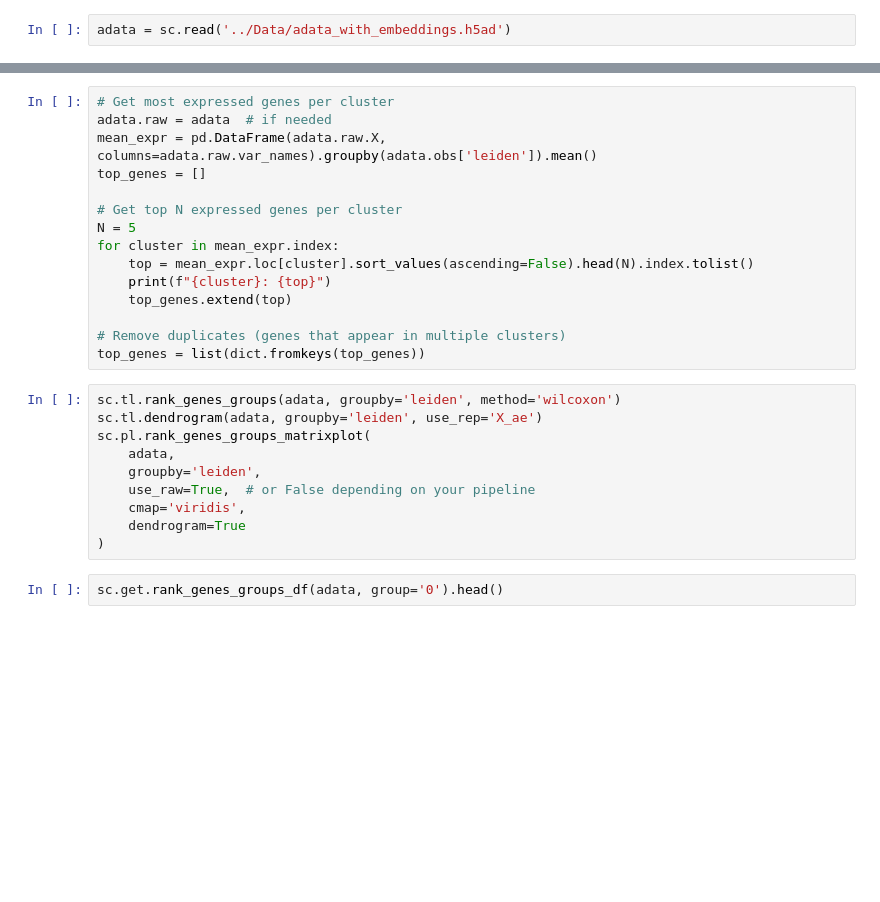
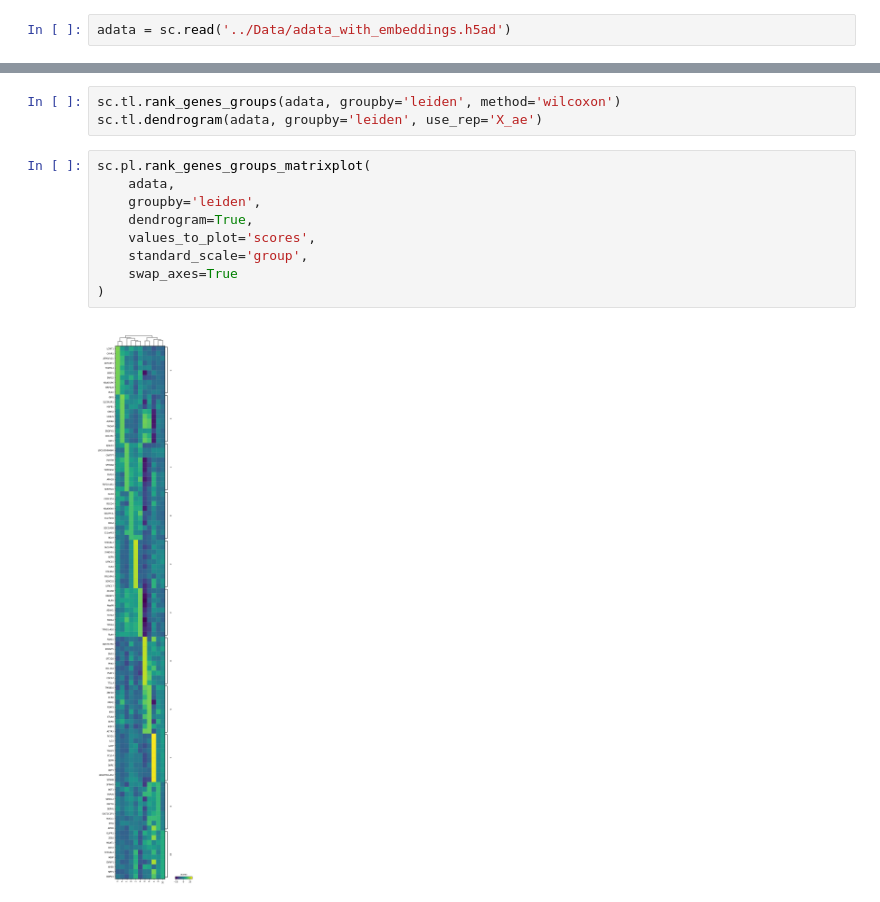
Before and after one commit to VergaJU/TechTaskInterview, a Jupyter notebook: notebooks/Clustering_1.ipynb, the cells around one changed output, grey strips where cells are left out. Saved outputs shown, nothing was run; the diff lists cells and outputs as text; blank space fills up the shorter version.

Commit message:
start first clustering

```diff
--- a/notebooks/Clustering_1.ipynb
+++ b/notebooks/Clustering_1.ipynb
@@ -31,27 +41,14 @@ sc.pl.umap(adata,color='leiden')
-# %%
-# Get most expressed genes per cluster
-adata.raw = adata  # if needed
-mean_expr = pd.DataFrame(adata.raw.X, columns=adata.raw.var_names).groupby(adata.obs['leiden']).mean()
-top_genes = []
-
-# Get top N expressed genes per cluster
-N = 5
-for cluster in mean_expr.index:
-    top = mean_expr.loc[cluster].sort_values(ascending=False).head(N).index.tolist()
-    print(f"{cluster}: {top}")
-    top_genes.extend(top)
-
-# Remove duplicates (genes that appear in multiple clusters)
-top_genes = list(dict.fromkeys(top_genes))
 # %%
 sc.tl.rank_genes_groups(adata, groupby='leiden', method='wilcoxon')
 sc.tl.dendrogram(adata, groupby='leiden', use_rep='X_ae')
-sc.pl.rank_genes_groups_matrixplot(
-    adata,
-    groupby='leiden',
-    use_raw=True,  # or False depending on your pipeline
-    cmap='viridis',
-    dendrogram=True
-)
-# %%
-sc.get.rank_genes_groups_df(adata, group='0').head()
+# %%
+sc.pl.rank_genes_groups_matrixplot(
+    adata,
+    groupby='leiden',
+    dendrogram=True,
+    values_to_plot='scores',
+    standard_scale='group',
+    swap_axes=True
+)
+# %% [output]
+[figure, added]
```
Also changed, not shown: parts of 14 cells of this notebook, 1 other file.
